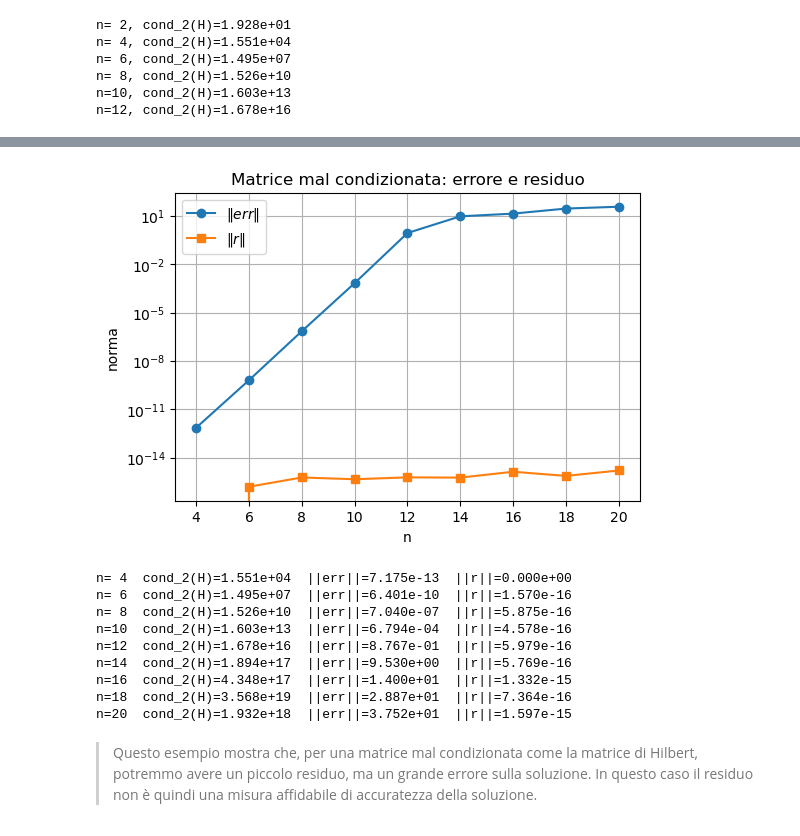
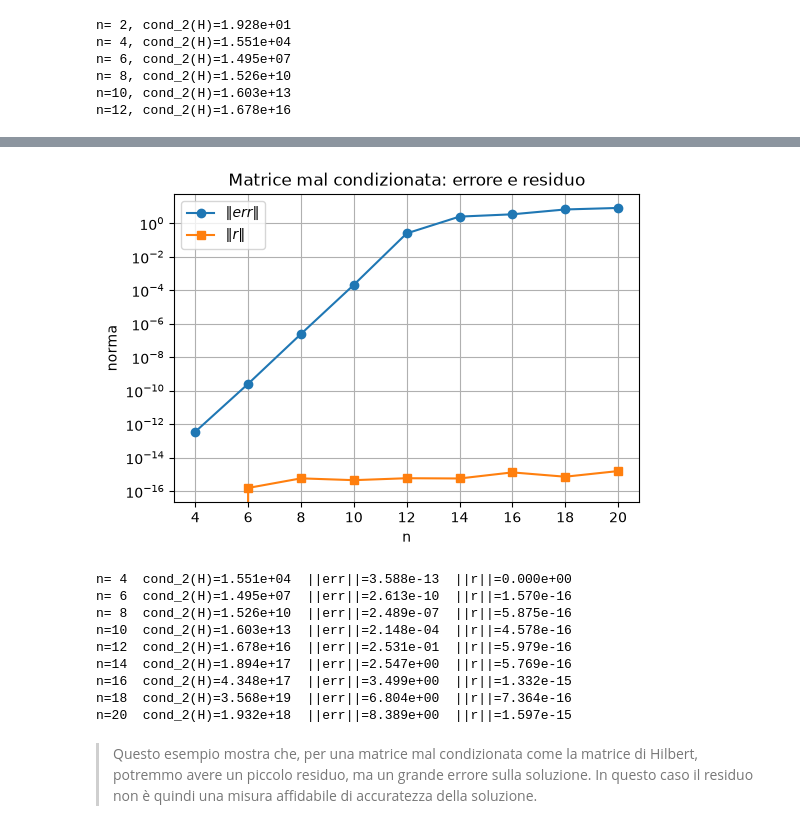
Before and after one commit to carolinavitt/MNC2026-27-new, a Jupyter notebook: _sources/miei_files/3_sistemi_lineari_condizionamento.ipynb, the cells around one changed output, grey strips where cells are left out. Cells and saved outputs as stored; diff of their text form; code cells hidden in the pictures.

```diff
--- a/_sources/miei_files/3_sistemi_lineari_condizionamento.ipynb
+++ b/_sources/miei_files/3_sistemi_lineari_condizionamento.ipynb
@@ -1028,44 +1229,44 @@ def hilbert(n):
 ns = np.arange(4, 21, 2)
 errors = []
 residuals = []
 conds = []
 
 for n in ns:
     H = hilbert(n)
     x_true = np.ones(n)
     b = H @ x_true
     x_comp = np.linalg.solve(H, b)
 
-    err = np.linalg.norm(x_comp - x_true, 2)
+    err = np.linalg.norm(x_comp - x_true, 2)/np.linalg.norm(x_true, 2)
     res = np.linalg.norm(b - H @ x_comp, 2)
 
     errors.append(err)
     residuals.append(res)
     conds.append(np.linalg.cond(H, 2))
 
 plt.figure(figsize=(6, 4))
 plt.semilogy(ns, errors, marker="o", label=r"$\|err\|$")
 plt.semilogy(ns, residuals, marker="s", label=r"$\|r\|$")
 plt.xlabel("n")
 plt.ylabel("norma")
 plt.title("Matrice mal condizionata: errore e residuo")
 plt.legend()
 plt.grid(True, which="both")
 plt.show()
 
 for n, c, e, r in zip(ns, conds, errors, residuals):
     print(f"n={n:2d}  cond_2(H)={c:.3e}  ||err||={e:.3e}  ||r||={r:.3e}")
 # %% [output]
-[figure, old version]
+[figure, new version]
-n= 4  cond_2(H)=1.551e+04  ||err||=7.175e-13  ||r||=0.000e+00
-n= 6  cond_2(H)=1.495e+07  ||err||=6.401e-10  ||r||=1.570e-16
-n= 8  cond_2(H)=1.526e+10  ||err||=7.040e-07  ||r||=5.875e-16
-n=10  cond_2(H)=1.603e+13  ||err||=6.794e-04  ||r||=4.578e-16
-n=12  cond_2(H)=1.678e+16  ||err||=8.767e-01  ||r||=5.979e-16
-n=14  cond_2(H)=1.894e+17  ||err||=9.530e+00  ||r||=5.769e-16
-n=16  cond_2(H)=4.348e+17  ||err||=1.400e+01  ||r||=1.332e-15
-n=18  cond_2(H)=3.568e+19  ||err||=2.887e+01  ||r||=7.364e-16
-n=20  cond_2(H)=1.932e+18  ||err||=3.752e+01  ||r||=1.597e-15
+n= 4  cond_2(H)=1.551e+04  ||err||=3.588e-13  ||r||=0.000e+00
+n= 6  cond_2(H)=1.495e+07  ||err||=2.613e-10  ||r||=1.570e-16
+n= 8  cond_2(H)=1.526e+10  ||err||=2.489e-07  ||r||=5.875e-16
+n=10  cond_2(H)=1.603e+13  ||err||=2.148e-04  ||r||=4.578e-16
+n=12  cond_2(H)=1.678e+16  ||err||=2.531e-01  ||r||=5.979e-16
+n=14  cond_2(H)=1.894e+17  ||err||=2.547e+00  ||r||=5.769e-16
+n=16  cond_2(H)=4.348e+17  ||err||=3.499e+00  ||r||=1.332e-15
+n=18  cond_2(H)=3.568e+19  ||err||=6.804e+00  ||r||=7.364e-16
+n=20  cond_2(H)=1.932e+18  ||err||=8.389e+00  ||r||=1.597e-15
 # %% [markdown]
 >Questo esempio mostra che, per una matrice mal condizionata come la matrice di Hilbert, potremmo avere un piccolo residuo, ma un grande errore sulla soluzione. In questo caso il residuo non è quindi una misura affidabile di accuratezza della soluzione.
 # %% [markdown]
```
Also changed, not shown: parts of 99 cells of this notebook, 40 other files.
